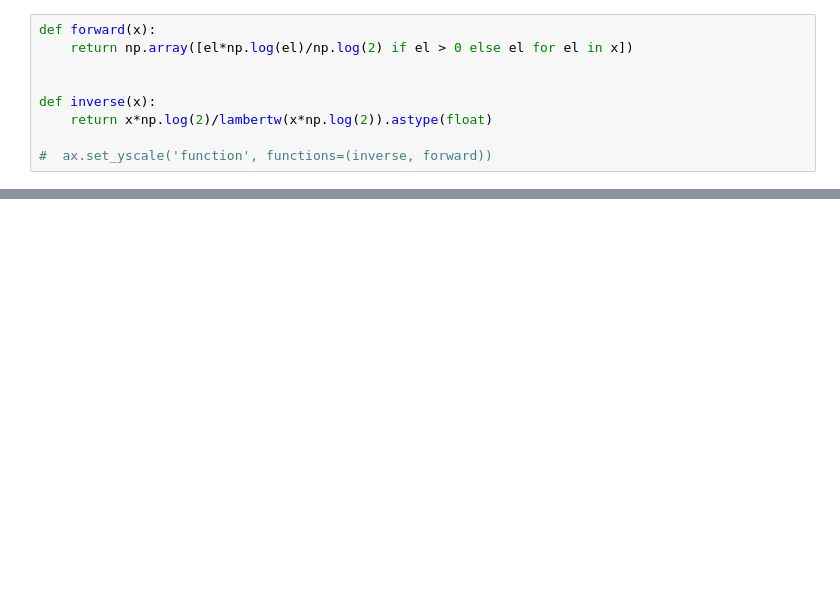
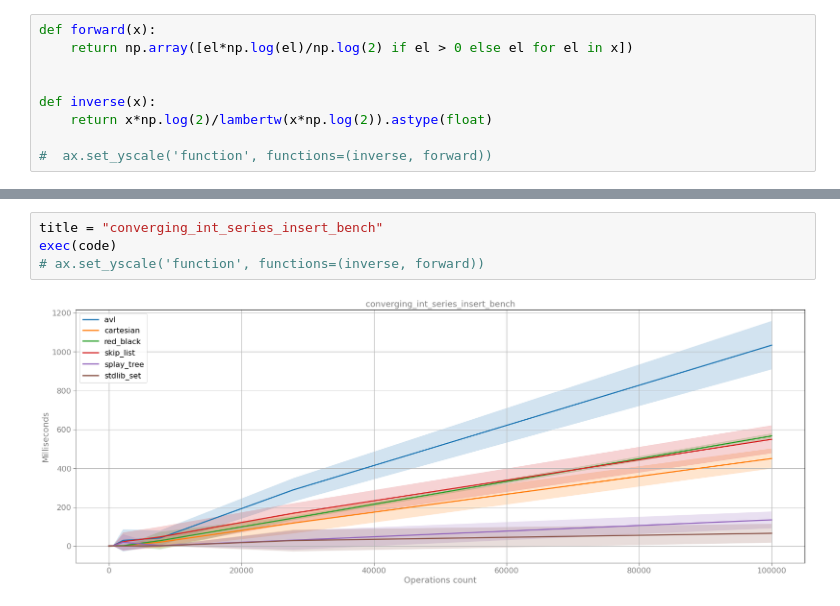
Before and after one commit to OganyanRV/Trees_implementation, a Jupyter notebook: experiments/Experiments.ipynb, the cells around one changed output, grey strips where cells are left out. Saved outputs shown, nothing was run; the diff lists cells and outputs as text; blank space fills up the shorter version.

```diff
--- a/experiments/Experiments.ipynb
+++ b/experiments/Experiments.ipynb
@@ -294,0 +76,6 @@ ax.set_yscale('function', functions=(inverse, forward))
+# %%
+title = "converging_int_series_insert_bench"
+exec(code)
+# ax.set_yscale('function', functions=(inverse, forward))
+# %% [output]
+[figure, added]
```
Also changed, not shown: parts of 24 cells of this notebook, 21 other files.
